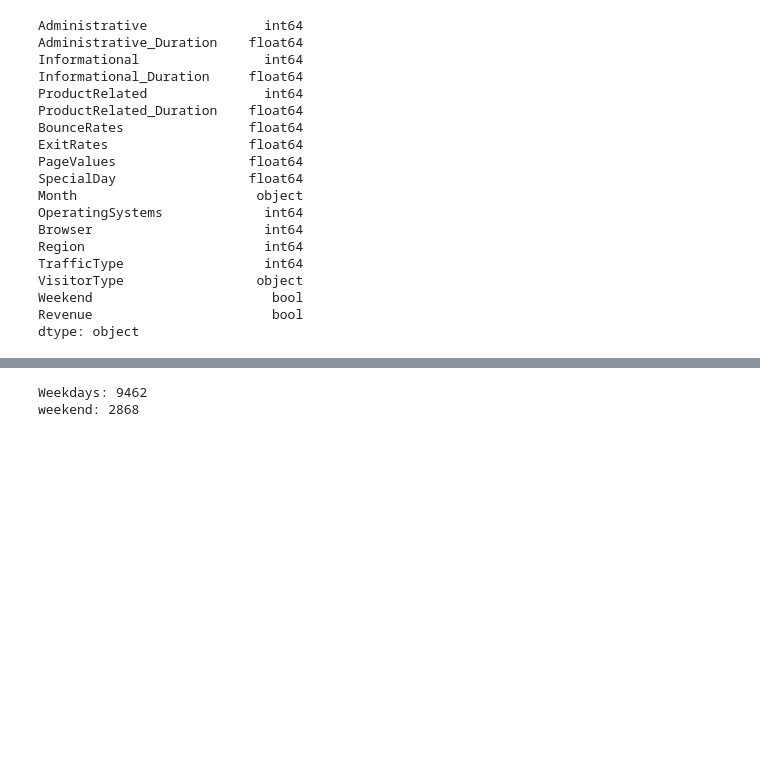
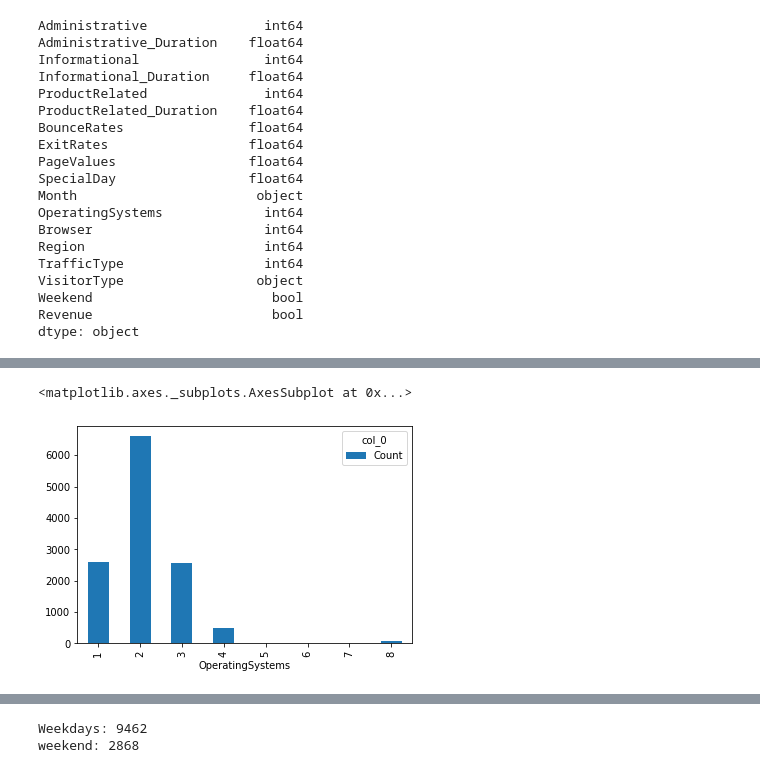
Before and after one commit to SepidehMohammadi/Capstone_python, a Jupyter notebook: Online Shoppers Purchasing Intention.ipynb, the cells around one changed output, grey strips where cells are left out. Cells and saved outputs as stored; diff of their text form; code cells hidden in the pictures; blank space fills up the shorter version.

```diff
--- a/Online Shoppers Purchasing Intention.ipynb
+++ b/Online Shoppers Purchasing Intention.ipynb
@@ -641,0 +221,4 @@ pd.crosstab(index = OSHIdf["Weekend"], columns = "Count")
+# %%
+#Operating systems
+Operatingsystems_frequency_table = pd.crosstab(index = OSHIdf["OperatingSystems"], columns = "Count")
+Operatingsystems_frequency_table
@@ -641,0 +236,5 @@ pd.crosstab(index = OSHIdf["Weekend"], columns = "Count")
+# %%
+Operatingsystems_frequency_table.plot.bar()
+# %% [output]
+<matplotlib.axes._subplots.AxesSubplot at 0x...>
+[figure, added]
```
Also changed, not shown: parts of 188 cells of this notebook, 4 other files.
